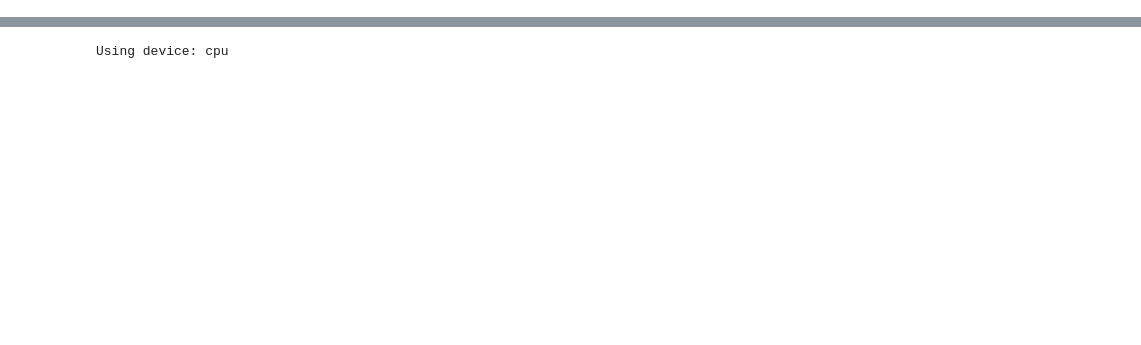
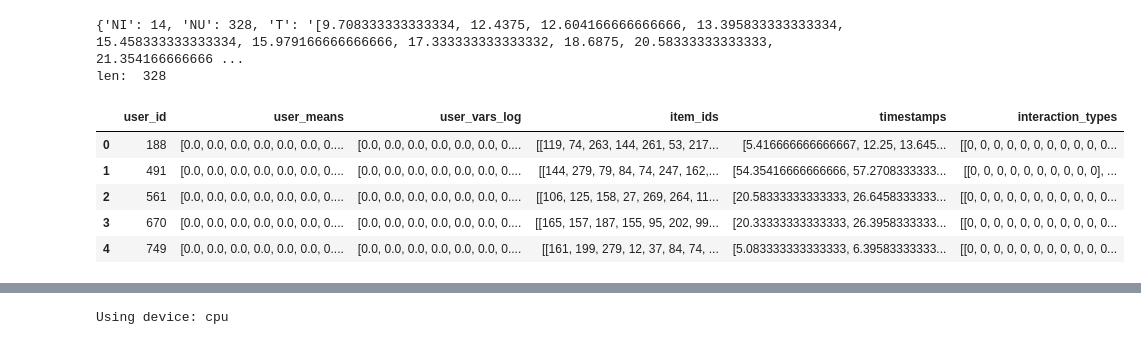
Before and after one commit to Thahit/Recommender_Sim, a Jupyter notebook: notebooks/explore_training.ipynb, the cells around one changed output, grey strips where cells are left out. Drawn from its saved outputs; the diff is of its cells as text; code cells hidden in the pictures; blank space fills up the shorter version.

Commit message:
training for new model

```diff
--- a/notebooks/explore_training.ipynb
+++ b/notebooks/explore_training.ipynb
@@ -100,0 +87,27 @@ log_var: tensor([[-1.2250, -0.9406]], grad_fn=<StackBackward0>)
+# %%
+train_dat, stg = process_dat.load_dat(paths.cw_stages['output_new']['train'], new_data=True)
+
+print(stg)
+
+def convert_string_to_double_list(s):
+    return ast.literal_eval(s)
+
+
+# Apply the custom function
+train_dat['item_ids'] = train_dat['item_ids'].apply(convert_string_to_double_list)
+train_dat['user_means'] = train_dat['user_means'].apply(convert_string_to_double_list)
+train_dat['user_vars_log'] = train_dat['user_vars_log'].apply(convert_string_to_double_list)
+train_dat['timestamps'] = train_dat['timestamps'].apply(convert_string_to_double_list)
+train_dat['interaction_types'] = train_dat['interaction_types'].apply(convert_string_to_double_list)
+
+print("len: ", len(train_dat))
+train_dat.head()
+# %% [output]
+{'NI': 14, 'NU': 328, 'T': '[9.708333333333334, 12.4375, 12.604166666666666, 13.395833333333334, 15.458333333333334, 15.979166666666666, 17.333333333333332, 18.6875, 20.58333333333333, 21.354166666666 ...
+len:  328
+|  | user_id | user_means | user_vars_log | item_ids | timestamps | interaction_types |
+| 0 | 188 | [0.0, 0.0, 0.0, 0.0, 0.0, 0.0, 0.... | [0.0, 0.0, 0.0, 0.0, 0.0, 0.0, 0.... | [[119, 74, 263, 144, 261, 53, 217... | [5.416666666666667, 12.25, 13.645... | [[0, 0, 0, 0, 0, 0, 0, 0, 0, 0, 0... |
+| 1 | 491 | [0.0, 0.0, 0.0, 0.0, 0.0, 0.0, 0.... | [0.0, 0.0, 0.0, 0.0, 0.0, 0.0, 0.... | [[144, 279, 79, 84, 74, 247, 162,... | [54.35416666666666, 57.2708333333... | [[0, 0, 0, 0, 0, 0, 0, 0, 0, 0], ... |
+| 2 | 561 | [0.0, 0.0, 0.0, 0.0, 0.0, 0.0, 0.... | [0.0, 0.0, 0.0, 0.0, 0.0, 0.0, 0.... | [[106, 125, 158, 27, 269, 264, 11... | [20.58333333333333, 26.6458333333... | [[0, 0, 0, 0, 0, 0, 0, 0, 0, 0, 0... |
+| 3 | 670 | [0.0, 0.0, 0.0, 0.0, 0.0, 0.0, 0.... | [0.0, 0.0, 0.0, 0.0, 0.0, 0.0, 0.... | [[165, 157, 187, 155, 95, 202, 99... | [20.33333333333333, 26.3958333333... | [[0, 0, 0, 0, 0, 0, 0, 0, 0, 0, 0... |
+| 4 | 749 | [0.0, 0.0, 0.0, 0.0, 0.0, 0.0, 0.... | [0.0, 0.0, 0.0, 0.0, 0.0, 0.0, 0.... | [[161, 199, 279, 12, 37, 84, 74, ... | [5.083333333333333, 6.39583333333... | [[0, 0, 0, 0, 0, 0, 0, 0, 0, 0, 0... |
```
Also changed, not shown: parts of 23 cells of this notebook, 1 other file.
